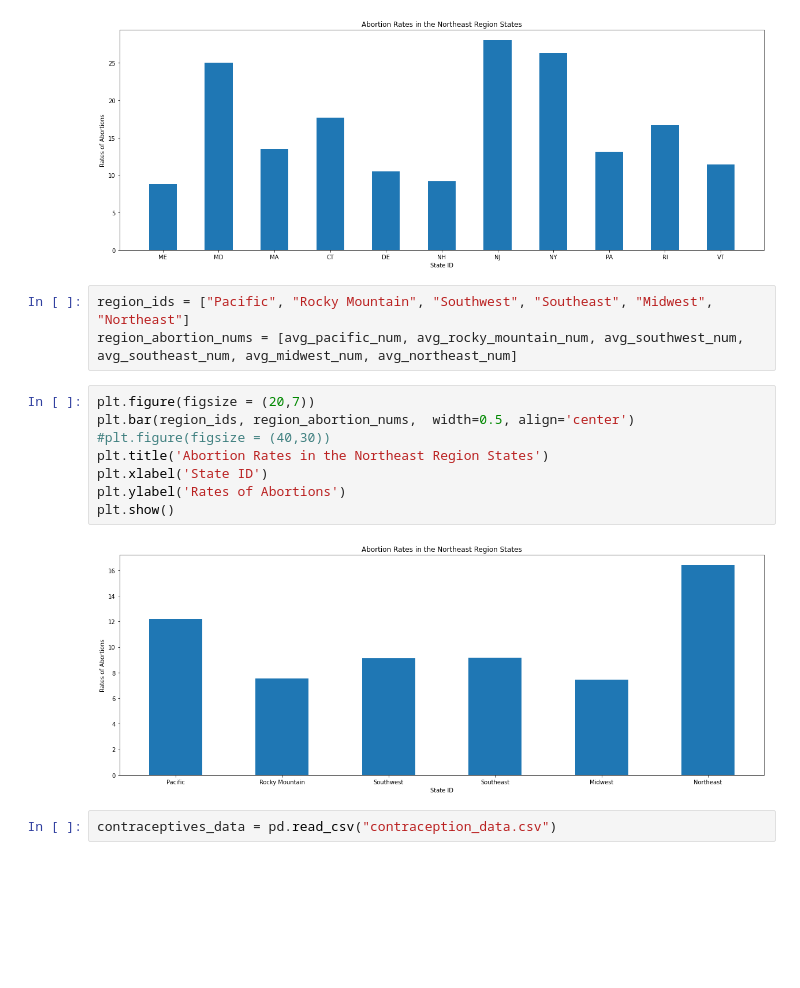
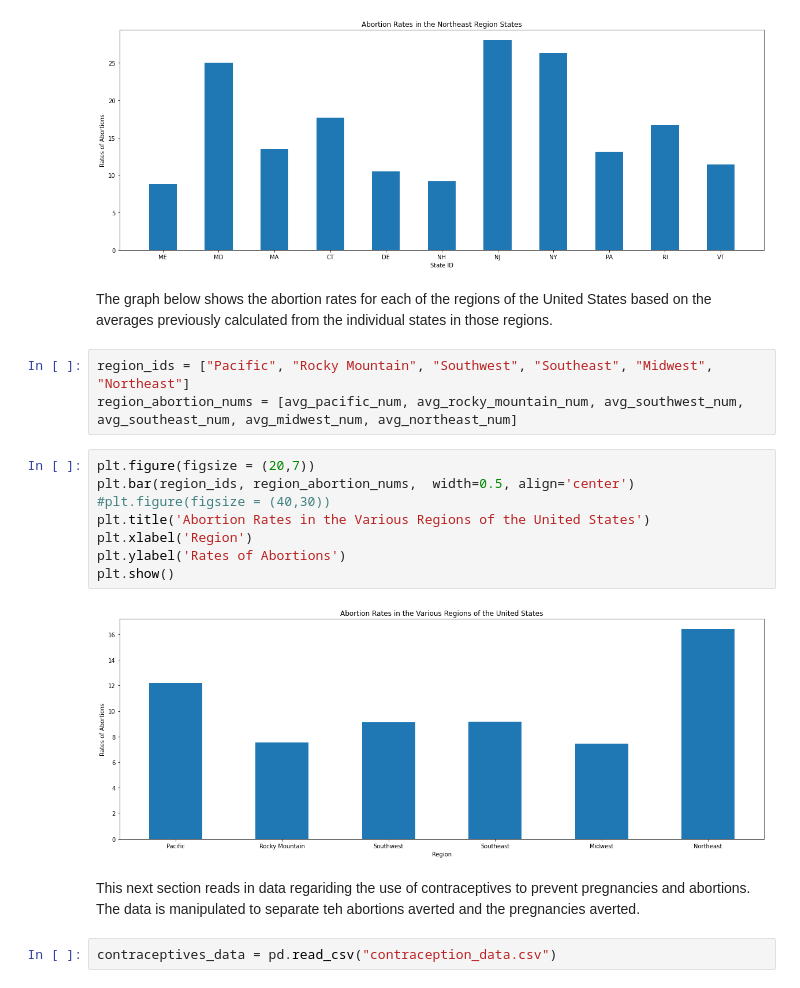
Before and after one commit to ebeberness/hcde-410-final, a Jupyter notebook: final_project_graphs.ipynb, the cells around one changed output. Cells and saved outputs as stored; diff of their text form; blank space fills up the shorter version.

Commit message:
data concluded and elaborated on

```diff
--- a/final_project_graphs.ipynb
+++ b/final_project_graphs.ipynb
@@ -121,19 +139,23 @@ plt.ylabel('Rates of Abortions')
 plt.show()
 # %% [output]
 [figure]
+# %% [markdown]
+The graph below shows the abortion rates for each of the regions of the United States based on the averages previously calculated from the individual states in those regions.
 # %%
 region_ids = ["Pacific", "Rocky Mountain", "Southwest", "Southeast", "Midwest", "Northeast"]
 region_abortion_nums = [avg_pacific_num, avg_rocky_mountain_num, avg_southwest_num, avg_southeast_num, avg_midwest_num, avg_northeast_num]
 # %%
 plt.figure(figsize = (20,7))
 plt.bar(region_ids, region_abortion_nums,  width=0.5, align='center')
 #plt.figure(figsize = (40,30))
-plt.title('Abortion Rates in the Northeast Region States')
-plt.xlabel('State ID')
+plt.title('Abortion Rates in the Various Regions of the United States')
+plt.xlabel('Region')
 plt.ylabel('Rates of Abortions')
 plt.show()
 # %% [output]
-[figure, old version]
+[figure, new version]
+# %% [markdown]
+This next section reads in data regariding the use of contraceptives to prevent pregnancies and abortions. The data is manipulated to separate teh abortions averted and the pregnancies averted.
 # %%
 contraceptives_data = pd.read_csv("contraception_data.csv")
 # %%
```
Also changed, not shown: parts of 16 cells of this notebook, 3 other files.
